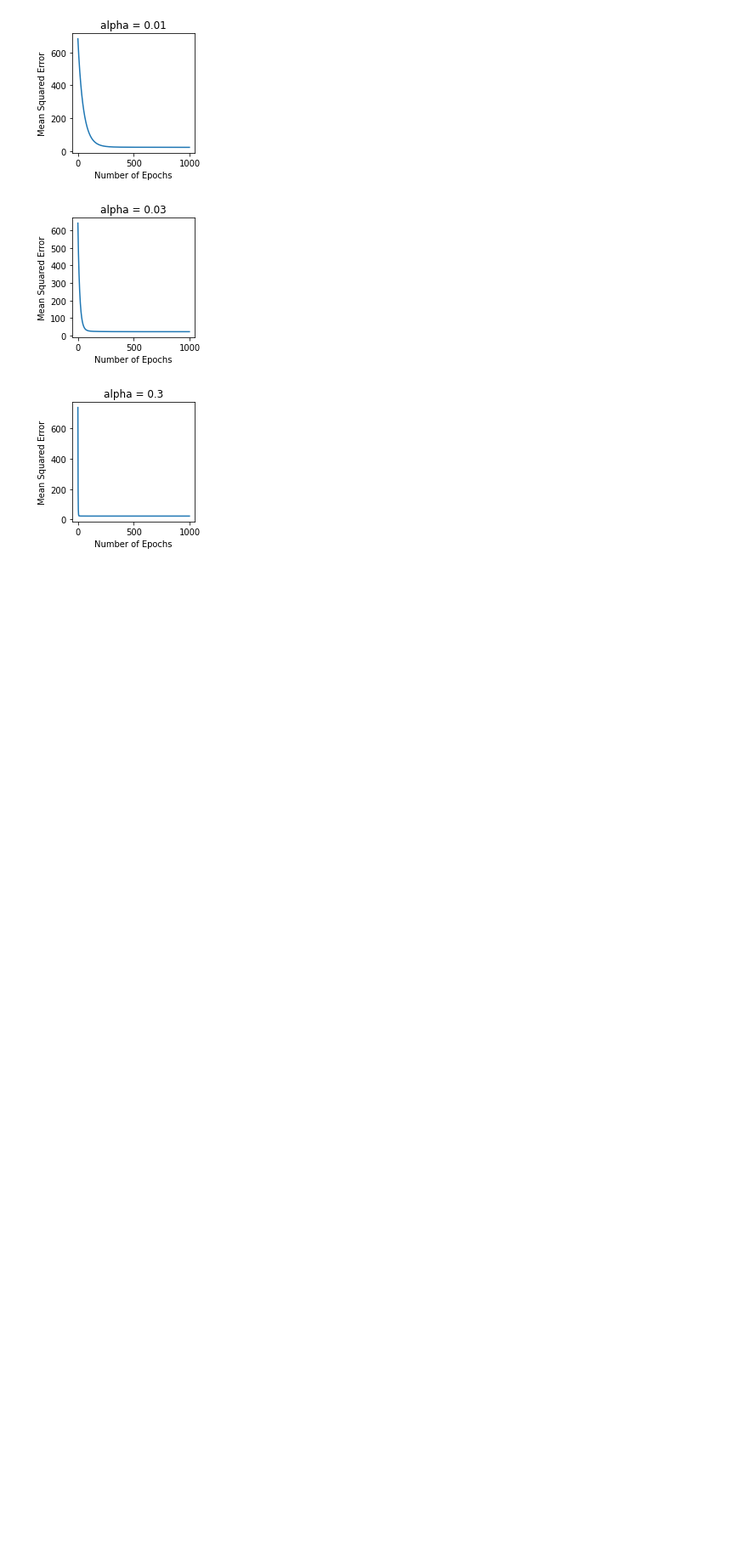
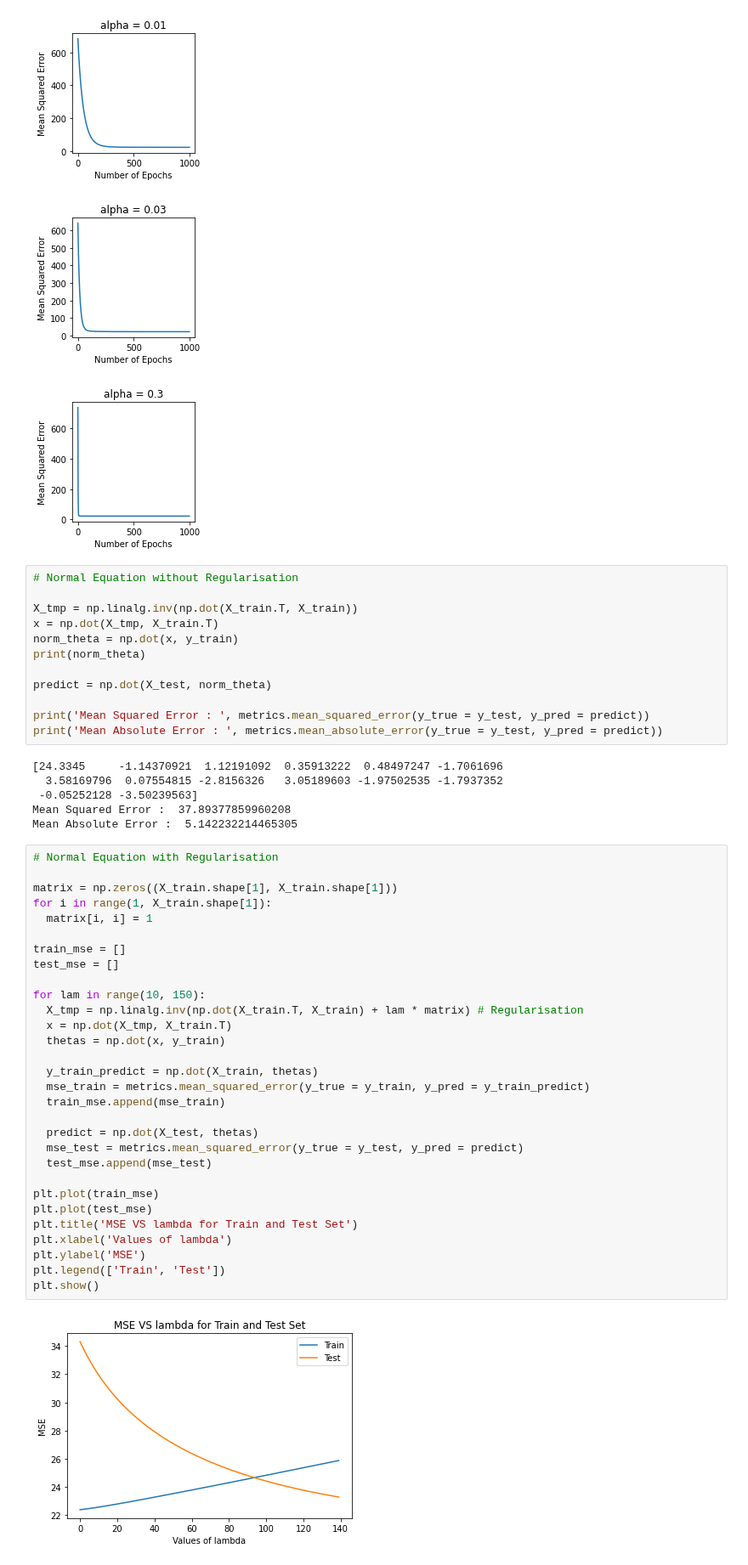
Before and after one commit to urvashiramdasani/ml-dl-python, a Jupyter notebook: 18BCE247_ML2.ipynb, the cells around one changed output. Shown at 85% size. Drawn from its saved outputs; the diff is of its cells as text; blank space fills up the shorter version.

```diff
--- a/18BCE247_ML2.ipynb
+++ b/18BCE247_ML2.ipynb
@@ -135,3 +135,53 @@ for i in range(len(alphas)):
 [figure]
 [figure]
 [figure]
+# %%
+# Normal Equation without Regularisation
+
+X_tmp = np.linalg.inv(np.dot(X_train.T, X_train))
+x = np.dot(X_tmp, X_train.T)
+norm_theta = np.dot(x, y_train)
+print(norm_theta)
+
+predict = np.dot(X_test, norm_theta)
+
+print('Mean Squared Error : ', metrics.mean_squared_error(y_true = y_test, y_pred = predict))
+print('Mean Absolute Error : ', metrics.mean_absolute_error(y_true = y_test, y_pred = predict))
+# %% [output]
+[24.3345     -1.14370921  1.12191092  0.35913222  0.48497247 -1.7061696
+  3.58169796  0.07554815 -2.8156326   3.05189603 -1.97502535 -1.7937352
+ -0.05252128 -3.50239563]
+Mean Squared Error :  37.89377859960208
+Mean Absolute Error :  5.142232214465305
+# %%
+# Normal Equation with Regularisation
+
+matrix = np.zeros((X_train.shape[1], X_train.shape[1]))
+for i in range(1, X_train.shape[1]):
+  matrix[i, i] = 1
+
+train_mse = []
+test_mse = []
+
+for lam in range(10, 150):
+  X_tmp = np.linalg.inv(np.dot(X_train.T, X_train) + lam * matrix) # Regularisation
+  x = np.dot(X_tmp, X_train.T)
+  thetas = np.dot(x, y_train)
+
+  y_train_predict = np.dot(X_train, thetas)
+  mse_train = metrics.mean_squared_error(y_true = y_train, y_pred = y_train_predict)
+  train_mse.append(mse_train)
+
+  predict = np.dot(X_test, thetas)
+  mse_test = metrics.mean_squared_error(y_true = y_test, y_pred = predict)
+  test_mse.append(mse_test)
+
+plt.plot(train_mse)
+plt.plot(test_mse)
+plt.title('MSE VS lambda for Train and Test Set')
+plt.xlabel('Values of lambda')
+plt.ylabel('MSE')
+plt.legend(['Train', 'Test'])
+plt.show()
+# %% [output]
+[figure, added]
```
